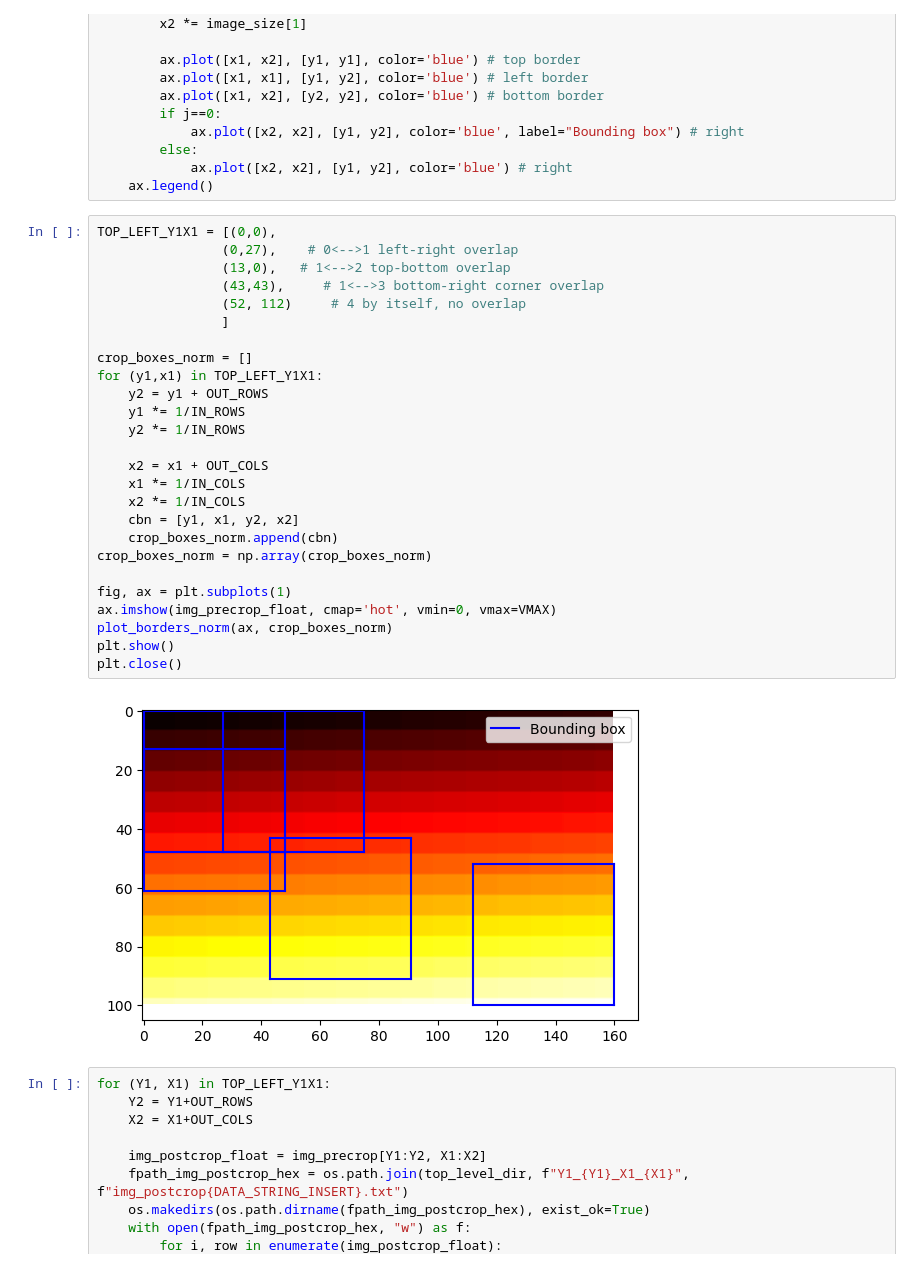
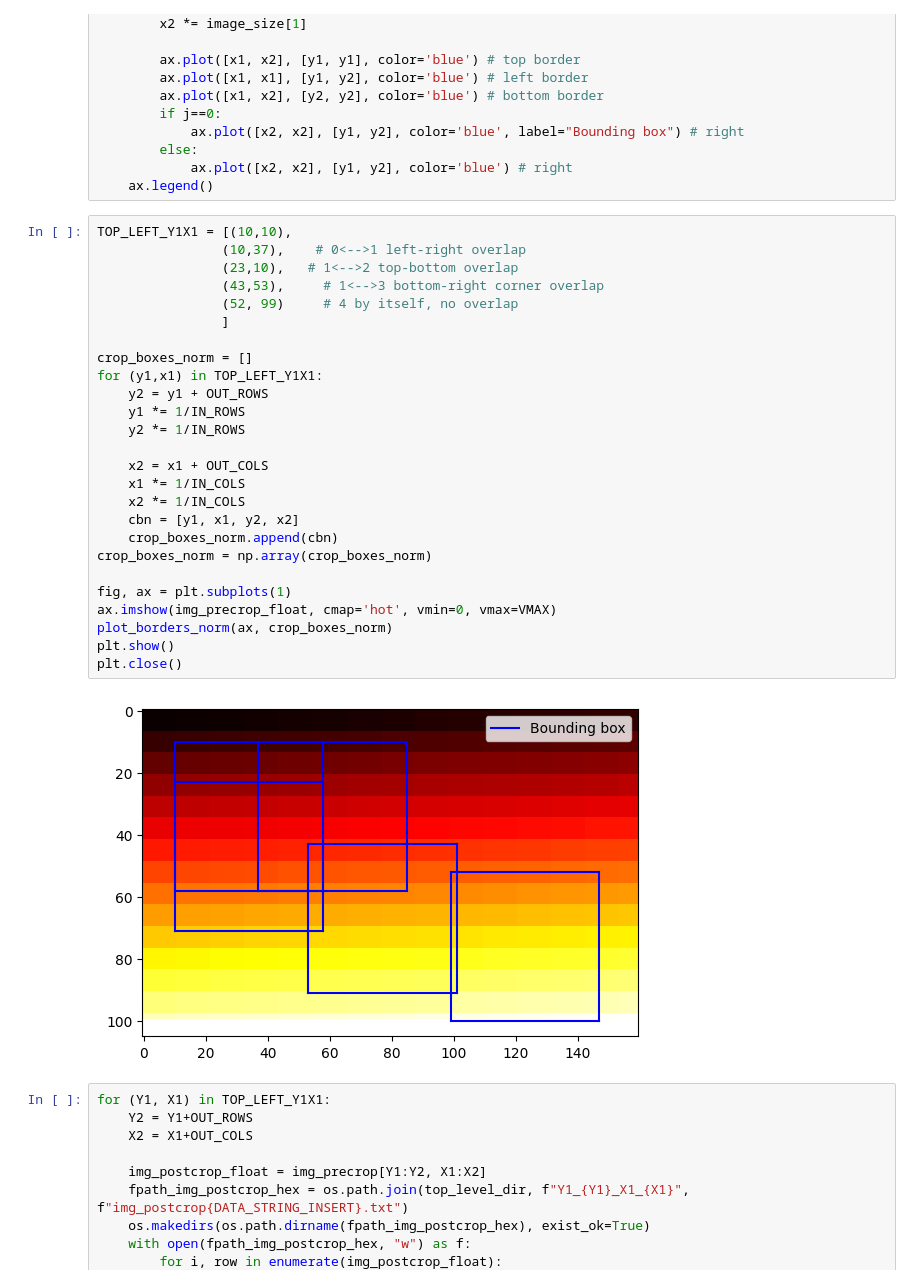
Before and after one commit to abdelabd/CoaxlinkQuadCxp12_1cam, a Jupyter notebook: generate_tb_data_Mono8.ipynb, the cells around one changed output. Cells and saved outputs as stored; diff of their text form.

```diff
--- a/generate_tb_data_Mono8.ipynb
+++ b/generate_tb_data_Mono8.ipynb
@@ -199,33 +199,33 @@ def plot_borders_norm(ax, crop_boxes_norm, image_size=(100, 160)):
             ax.plot([x2, x2], [y1, y2], color='blue') # right
     ax.legend()
 # %%
-TOP_LEFT_Y1X1 = [(0,0),
-                (0,27),    # 0<-->1 left-right overlap
-                (13,0),   # 1<-->2 top-bottom overlap
-                (43,43),     # 1<-->3 bottom-right corner overlap
-                (52, 112)     # 4 by itself, no overlap
+TOP_LEFT_Y1X1 = [(10,10),
+                (10,37),    # 0<-->1 left-right overlap
+                (23,10),   # 1<-->2 top-bottom overlap
+                (43,53),     # 1<-->3 bottom-right corner overlap
+                (52, 99)     # 4 by itself, no overlap
                 ]
 
 crop_boxes_norm = []
 for (y1,x1) in TOP_LEFT_Y1X1:
     y2 = y1 + OUT_ROWS
     y1 *= 1/IN_ROWS
     y2 *= 1/IN_ROWS
 
     x2 = x1 + OUT_COLS
     x1 *= 1/IN_COLS
     x2 *= 1/IN_COLS
     cbn = [y1, x1, y2, x2]
     crop_boxes_norm.append(cbn)
 crop_boxes_norm = np.array(crop_boxes_norm)
 
 fig, ax = plt.subplots(1)
 ax.imshow(img_precrop_float, cmap='hot', vmin=0, vmax=VMAX)
 plot_borders_norm(ax, crop_boxes_norm)
 plt.show()
 plt.close()
 # %% [output]
-[figure, old version]
+[figure, new version]
 # %%
 for (Y1, X1) in TOP_LEFT_Y1X1:
     Y2 = Y1+OUT_ROWS
```
Also changed, not shown: 1 other file.
